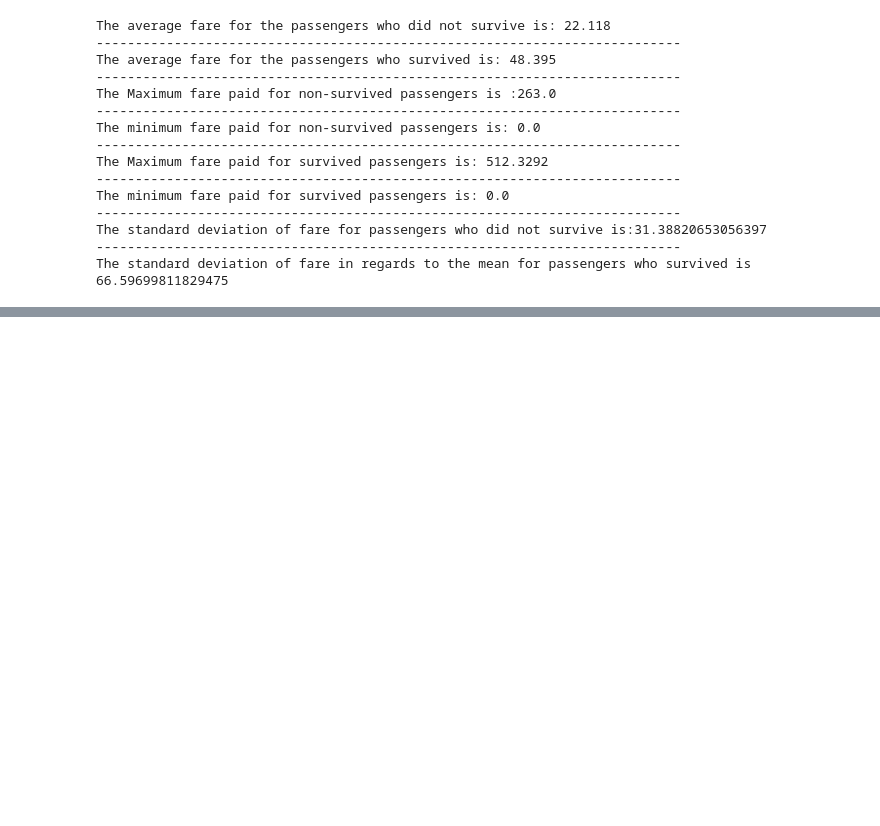
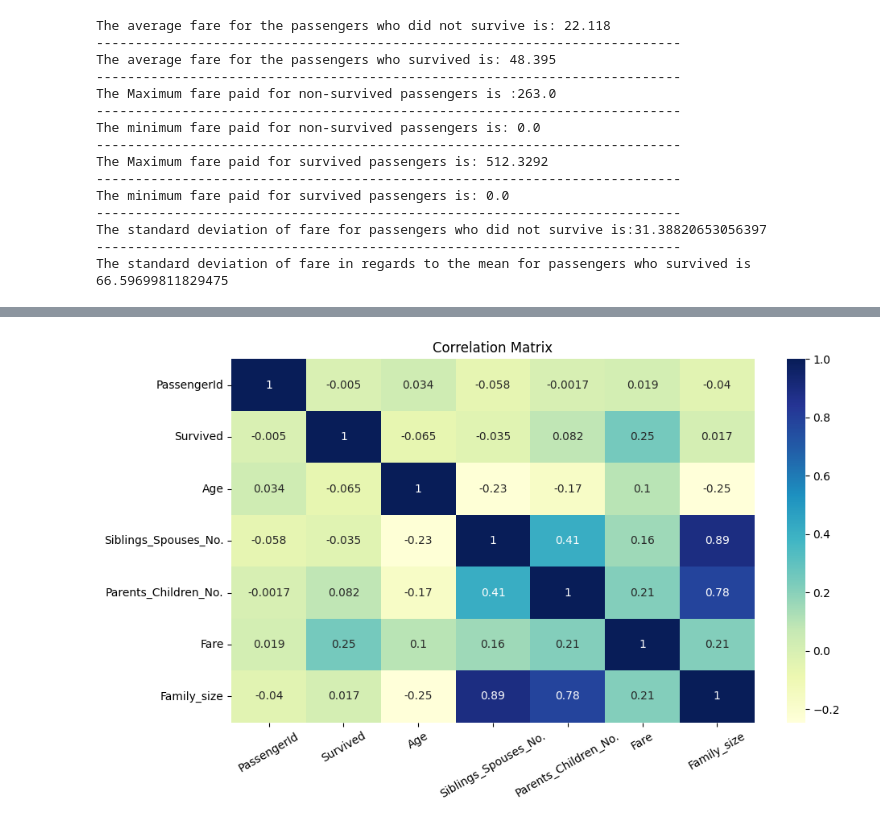
Before and after one commit to Ma7moodAs/Titanic-prediction, a Jupyter notebook: notebooks/Titanic_EDA.ipynb, the cells around one changed output, grey strips where cells are left out. Saved outputs shown, nothing was run; the diff lists cells and outputs as text; code cells hidden in the pictures; blank space fills up the shorter version.

```diff
--- a/notebooks/EDA.ipynb
+++ b/notebooks/Titanic_EDA.ipynb
@@ -1060,4 +1124,7 @@ print(total)'''
 df['Fare'].max()
 df['Fare'].min()
 # Filtering for passengers whose fare was 0
-df[df['Fare'] == 0]
+display(df[df['Fare'] == 0][['Age','Passenger_Class','Name','Survived','Sex','Embarked','Ticket']])
+display(df[df['Fare'] == 0]['Ticket'].value_counts())
+#filling the zero fare with the median based on passenger class
+df.loc[df['Fare'] == 0,'Fare'] = df.groupby('Passenger_Class')['Fare'].transform('median')
@@ -1080,0 +1131,8 @@ df[df['Fare'] == 0]
+# %%
+# Feature engineering
+
+df['Family_size'] = df[['Siblings_Spouses_No.','Parents_Children_No.']].sum(axis=1) + 1
+df['Alone'] = (df['Family_size'] == 1).astype('int64').map({1:'Yes',0:'No'})
+df['Fare_Category'] = pd.cut(x=df['Fare'],bins=4,labels=['Low','Medium','High','Very_High'])
+print(df['Family_size'].value_counts())
+print(f'Survival Rate\n {df.groupby('Alone')['Survived'].mean()}')
@@ -1080,0 +1156,10 @@ df[df['Fare'] == 0]
+# %%
+# Correlation heat map
+plt.figure(figsize=(10,6),dpi=100)
+sns.heatmap(df.corr(numeric_only=True),cmap='YlGnBu',annot=True)
+plt.title('Correlation Matrix')
+plt.xticks(rotation=30)
+plt.tight_layout()
+plt.show()
+# %% [output]
+[figure, added]
```
Also changed, not shown: parts of 8 cells of this notebook, 1 other file.
